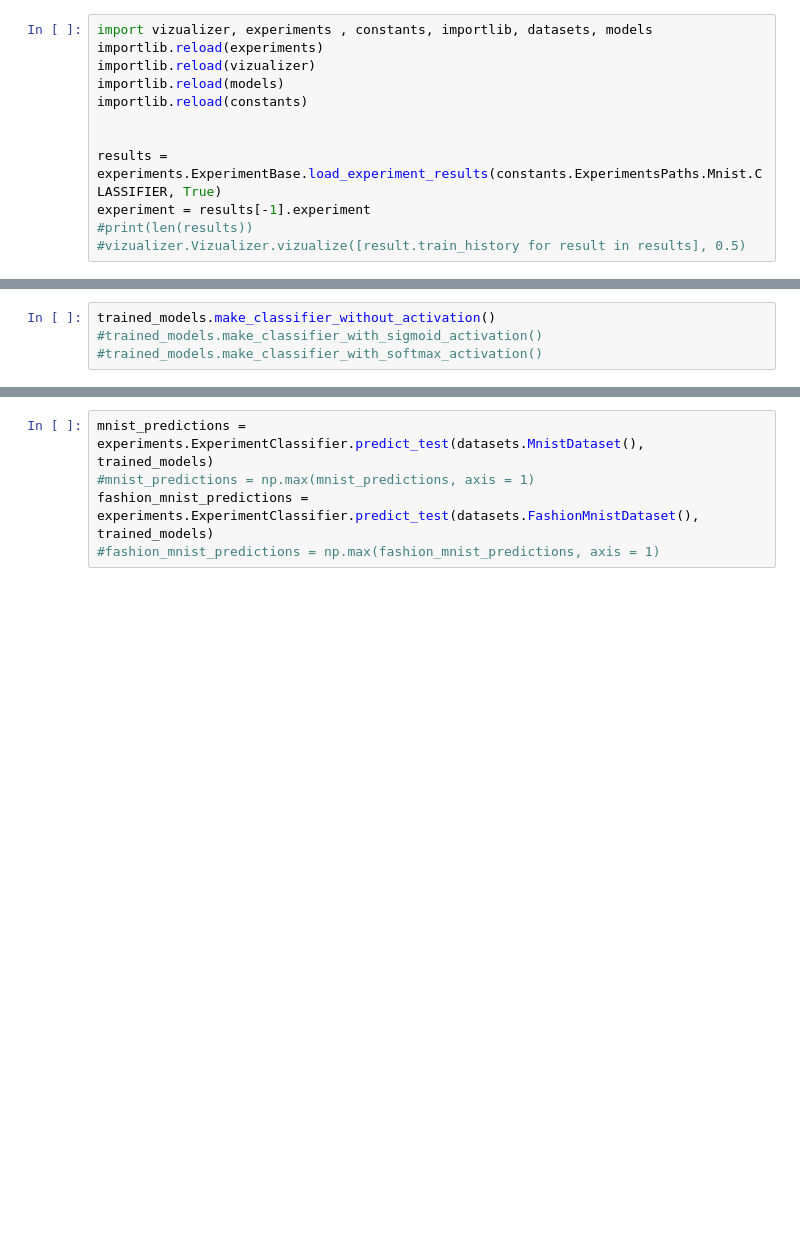
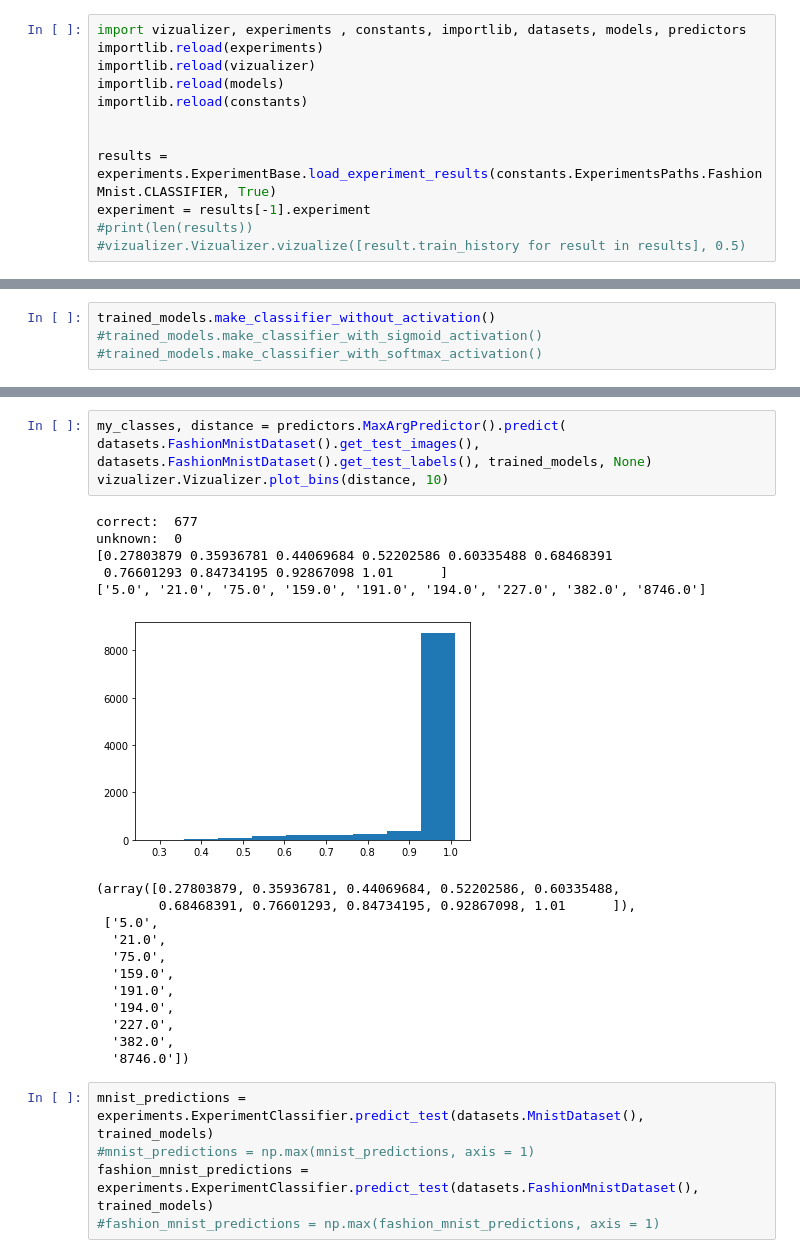
Before and after one commit to andrejBel/MastersThesis, a Jupyter notebook: for_training.ipynb, the cells around one changed output, grey strips where cells are left out. Saved outputs shown, nothing was run; the diff lists cells and outputs as text; blank space fills up the shorter version.

Commit message:
predictor print labels added

```diff
--- a/for_training.ipynb
+++ b/for_training.ipynb
@@ -68,12 +93,12 @@ model, result = exp.train(training_data.BasicTrainParametersAutoencoder(15, 128,
 # %%
-import vizualizer, experiments , constants, importlib, datasets, models
+import vizualizer, experiments , constants, importlib, datasets, models, predictors
 importlib.reload(experiments)
 importlib.reload(vizualizer)
 importlib.reload(models)
 importlib.reload(constants)
 
 
-results = experiments.ExperimentBase.load_experiment_results(constants.ExperimentsPaths.Mnist.CLASSIFIER, True)
+results = experiments.ExperimentBase.load_experiment_results(constants.ExperimentsPaths.FashionMnist.CLASSIFIER, True)
 experiment = results[-1].experiment
 #print(len(results))
 #vizualizer.Vizualizer.vizualize([result.train_history for result in results], 0.5)
@@ -91,3 +125,24 @@ trained_models.make_classifier_without_activation()
+# %%
+my_classes, distance = predictors.MaxArgPredictor().predict( datasets.FashionMnistDataset().get_test_images(), datasets.FashionMnistDataset().get_test_labels(), trained_models, None)
+vizualizer.Vizualizer.plot_bins(distance, 10)
+# %% [output]
+correct:  677
+unknown:  0
+[0.27803879 0.35936781 0.44069684 0.52202586 0.60335488 0.68468391
+ 0.76601293 0.84734195 0.92867098 1.01      ]
+['5.0', '21.0', '75.0', '159.0', '191.0', '194.0', '227.0', '382.0', '8746.0']
+[figure, added]
+(array([0.27803879, 0.35936781, 0.44069684, 0.52202586, 0.60335488,
+        0.68468391, 0.76601293, 0.84734195, 0.92867098, 1.01      ]),
+ ['5.0',
+  '21.0',
+  '75.0',
+  '159.0',
+  '191.0',
+  '194.0',
+  '227.0',
+  '382.0',
+  '8746.0'])
 # %%
 mnist_predictions = experiments.ExperimentClassifier.predict_test(datasets.MnistDataset(), trained_models)
 #mnist_predictions = np.max(mnist_predictions, axis = 1)
```
Also changed, not shown: parts of 10 cells of this notebook, 2 other files.
